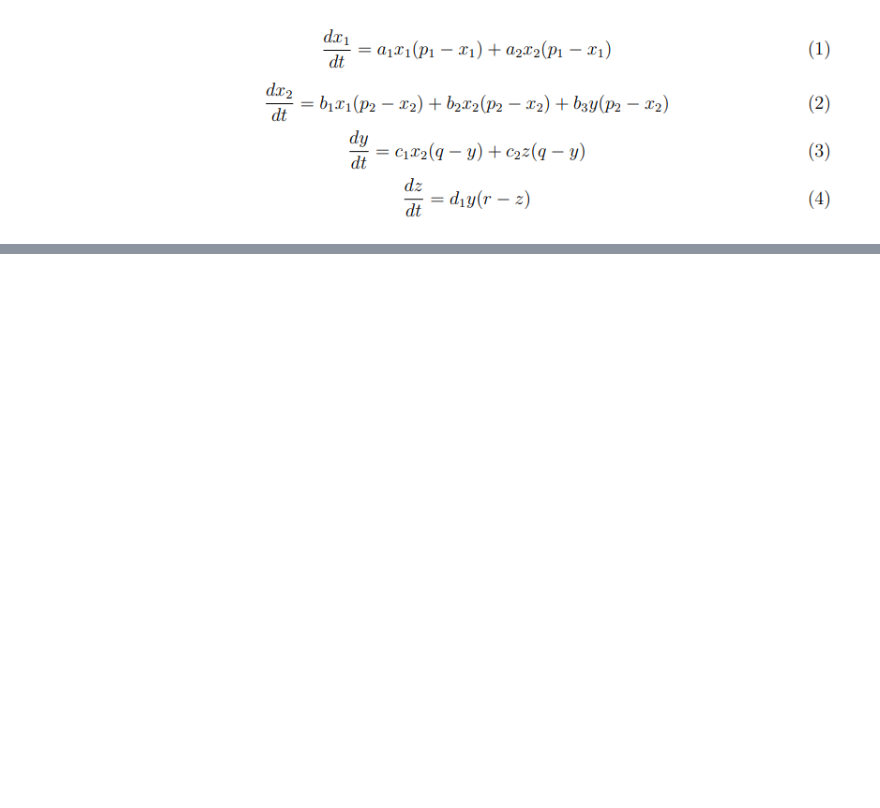
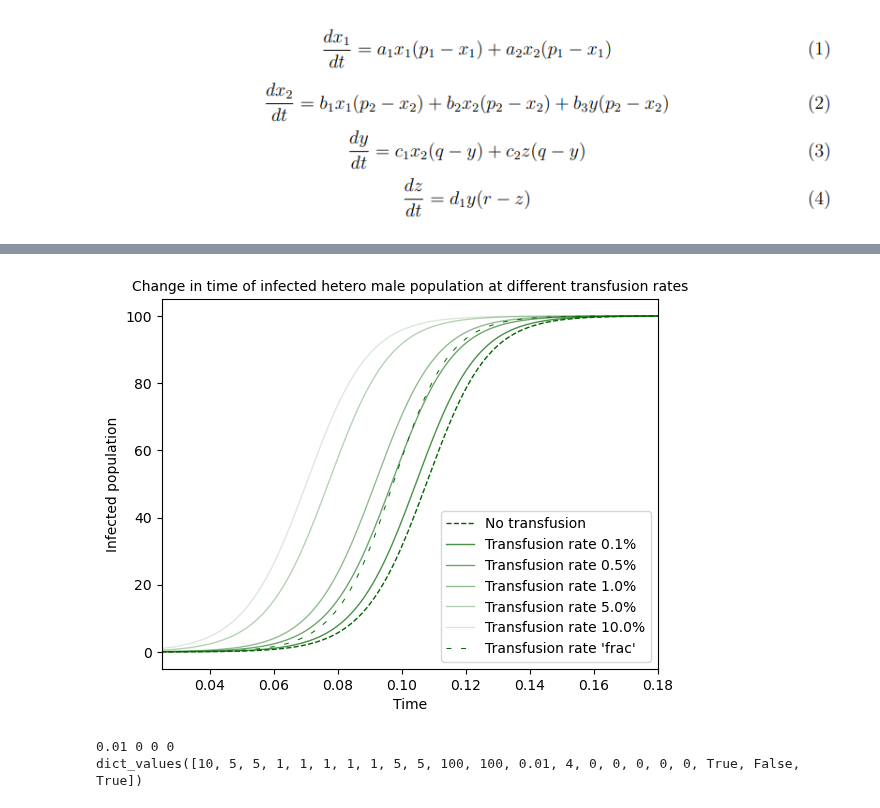
Before and after one commit to JakobSchauser/MscPhysics, a Jupyter notebook: Scientific Computing/Project4/project4.ipynb, the cells around one changed output, grey strips where cells are left out. Saved outputs shown, nothing was run; the diff lists cells and outputs as text; code cells hidden in the pictures; blank space fills up the shorter version.

```diff
--- a/Scientific Computing/Project4/project4.ipynb
+++ b/Scientific Computing/Project4/project4.ipynb
@@ -228,0 +291,43 @@ euler
+# %%
+es = [0.001, 0.005, 0.01, 0.05, 0.1]
+
+# plt.plot((0,0), (0,0), '-', label = "Infected hetero M", color = "white")
+parameters["with_death"] = False
+
+
+parameters["e"] = 0
+parameters["with_transfusion"] = False
+parameters["with_frac"] = False
+data = simulate(parameters, x1, x2, y, z, 0.2, mode = 'euler', dt = 0.001)
+x = data[:,4]
+
+plt.plot(x, data[:,3], '--',label = f'No transfusion', color = "darkgreen", alpha = 1, linewidth = 1)
+
+
+for i, e in enumerate(es):
+    parameters["e"] = e
+    parameters["with_transfusion"] = True
+    parameters["with_frac"] = False
+    data = simulate(parameters, x1, x2, y, z, 0.2, mode = 'euler', dt = 0.001)
+    x = data[:,4]
+    plt.plot(x, data[:,3], '-',label = f'Transfusion rate {e*100:.3}%', color = "darkgreen", alpha = 1- (i + 2)/(len(es)+2), linewidth = 1)
+
+
+update_frac(parameters, x1, x2, y, z)
+parameters["with_transfusion"] = True
+parameters["with_frac"] = True
+data = simulate(parameters, x1, x2, y, z, 0.2, mode = 'euler', dt = 0.001)
+x = data[:,4]
+plt.plot(x, data[:,3],label = f"Transfusion rate 'frac'", color = "darkgreen", ls = (0,(5,10)), alpha = 1, linewidth = 0.7)
+
+
+plt.legend()
+plt.xlabel("Time")
+plt.ylabel("Infected population")
+plt.title("Change in time of infected hetero male population at different transfusion rates", fontsize = 10)
+
+plt.xlim(0.025,0.18)
+
+plt.show()
+# %% [output]
+[figure, added]
@@ -228,0 +339,7 @@ euler
+# %%
+print(x1, x2, y, z)
+
+print(parameters.values())
+# %% [output]
+0.01 0 0 0
+dict_values([10, 5, 5, 1, 1, 1, 1, 1, 5, 5, 100, 100, 0.01, 4, 0, 0, 0, 0, 0, True, False, True])
```
Also changed, not shown: parts of 9 cells of this notebook, 3 other files.
